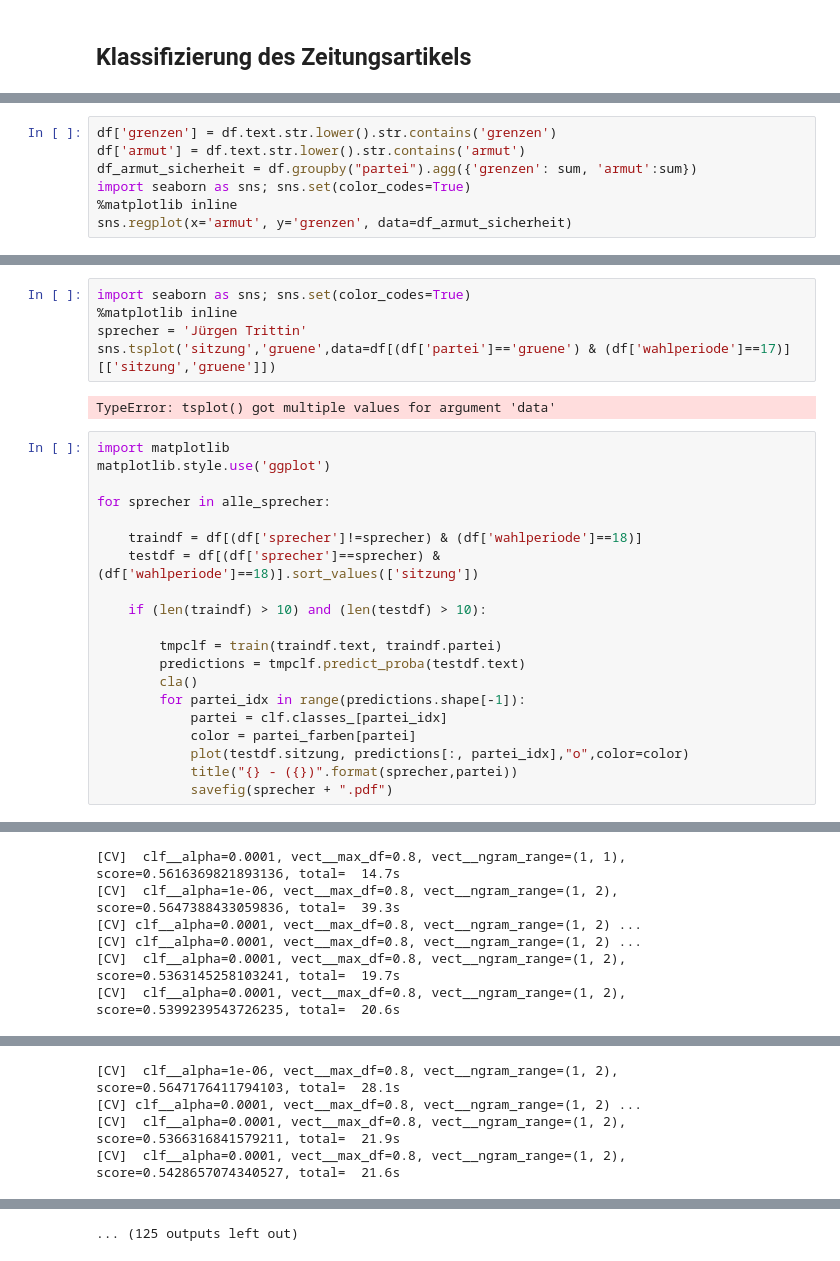
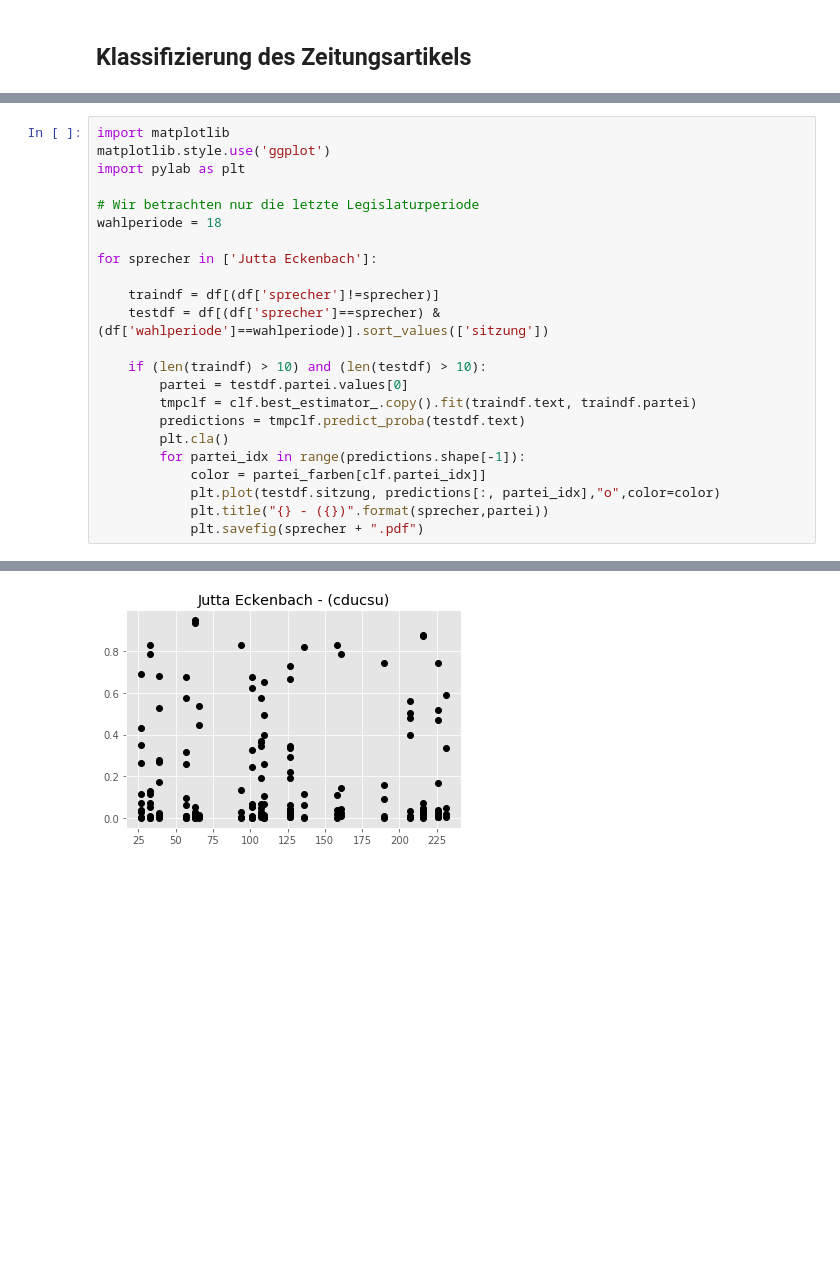
Before and after one commit to felixbiessmann/ml-schule, a Jupyter notebook: ml-schule.ipynb, the cells around one changed output, grey strips where cells are left out. Drawn from its saved outputs; the diff is of its cells as text; blank space fills up the shorter version.

```diff
--- a/ml-schule.ipynb
+++ b/ml-schule.ipynb
@@ -223,7 +213,0 @@ Grid scores on development set:
-# %%
-df['grenzen'] = df.text.str.lower().str.contains('grenzen')
-df['armut'] = df.text.str.lower().str.contains('armut')
-df_armut_sicherheit = df.groupby("partei").agg({'grenzen': sum, 'armut':sum})
-import seaborn as sns; sns.set(color_codes=True)
-%matplotlib inline
-sns.regplot(x='armut', y='grenzen', data=df_armut_sicherheit)
@@ -233,28 +214,24 @@ sns.regplot(x='armut', y='grenzen', data=df_armut_sicherheit)
-# %%
-import seaborn as sns; sns.set(color_codes=True)
-%matplotlib inline
-sprecher = 'Jürgen Trittin'
-sns.tsplot('sitzung','gruene',data=df[(df['partei']=='gruene') & (df['wahlperiode']==17)][['sitzung','gruene']])
-# %% [output]
-TypeError: tsplot() got multiple values for argument 'data'
 # %%
 import matplotlib
 matplotlib.style.use('ggplot')
+import pylab as plt
 
-for sprecher in alle_sprecher:
+# Wir betrachten nur die letzte Legislaturperiode
+wahlperiode = 18
 
-    traindf = df[(df['sprecher']!=sprecher) & (df['wahlperiode']==18)]
-    testdf = df[(df['sprecher']==sprecher) & (df['wahlperiode']==18)].sort_values(['sitzung'])
+for sprecher in ['Jutta Eckenbach']:
+
+    traindf = df[(df['sprecher']!=sprecher)]
+    testdf = df[(df['sprecher']==sprecher) & (df['wahlperiode']==wahlperiode)].sort_values(['sitzung'])
 
     if (len(traindf) > 10) and (len(testdf) > 10):
-
-        tmpclf = train(traindf.text, traindf.partei)
+        partei = testdf.partei.values[0]
+        tmpclf = clf.best_estimator_.copy().fit(traindf.text, traindf.partei)
         predictions = tmpclf.predict_proba(testdf.text)
-        cla()
+        plt.cla()
         for partei_idx in range(predictions.shape[-1]):
-            partei = clf.classes_[partei_idx]
-            color = partei_farben[partei]
-            plot(testdf.sitzung, predictions[:, partei_idx],"o",color=color)
-            title("{} - ({})".format(sprecher,partei))
-            savefig(sprecher + ".pdf")
+            color = partei_farben[clf.partei_idx]]
+            plt.plot(testdf.sitzung, predictions[:, partei_idx],"o",color=color)
+            plt.title("{} - ({})".format(sprecher,partei))
+            plt.savefig(sprecher + ".pdf")
 # %% [output]
@@ -298,6 +237,0 @@ Grid scores on development set:
-[CV]  clf__alpha=0.0001, vect__max_df=0.8, vect__ngram_range=(1, 1), score=0.5616369821893136, total=  14.7s
-[CV]  clf__alpha=1e-06, vect__max_df=0.8, vect__ngram_range=(1, 2), score=0.5647388433059836, total=  39.3s
-[CV] clf__alpha=0.0001, vect__max_df=0.8, vect__ngram_range=(1, 2) ...
-[CV] clf__alpha=0.0001, vect__max_df=0.8, vect__ngram_range=(1, 2) ...
-[CV]  clf__alpha=0.0001, vect__max_df=0.8, vect__ngram_range=(1, 2), score=0.5363145258103241, total=  19.7s
-[CV]  clf__alpha=0.0001, vect__max_df=0.8, vect__ngram_range=(1, 2), score=0.5399239543726235, total=  20.6s
@@ -323,4 +237,0 @@ Grid scores on development set:
-[CV]  clf__alpha=1e-06, vect__max_df=0.8, vect__ngram_range=(1, 2), score=0.5647176411794103, total=  28.1s
-[CV] clf__alpha=0.0001, vect__max_df=0.8, vect__ngram_range=(1, 2) ...
-[CV]  clf__alpha=0.0001, vect__max_df=0.8, vect__ngram_range=(1, 2), score=0.5366316841579211, total=  21.9s
-[CV]  clf__alpha=0.0001, vect__max_df=0.8, vect__ngram_range=(1, 2), score=0.5428657074340527, total=  21.6s
@@ -328 +238 @@ Grid scores on development set:
-... (125 outputs left out)
+[figure, added]
```
Also changed, not shown: parts of 12 cells of this notebook.
